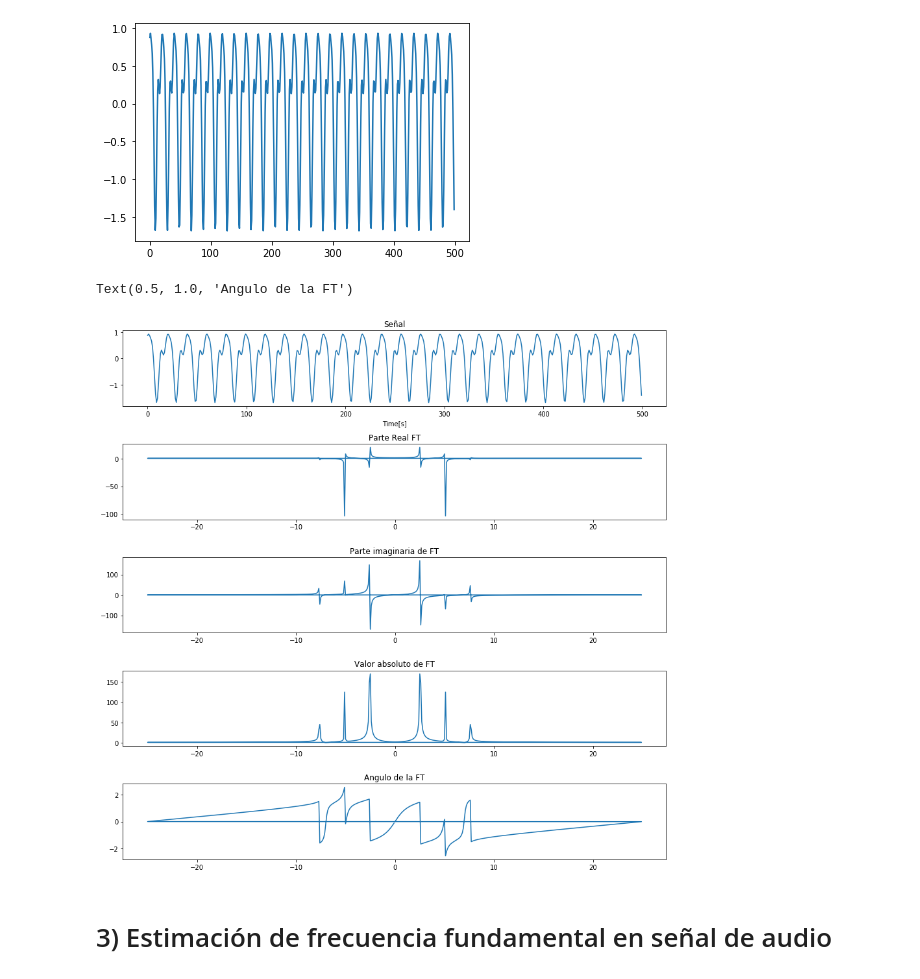
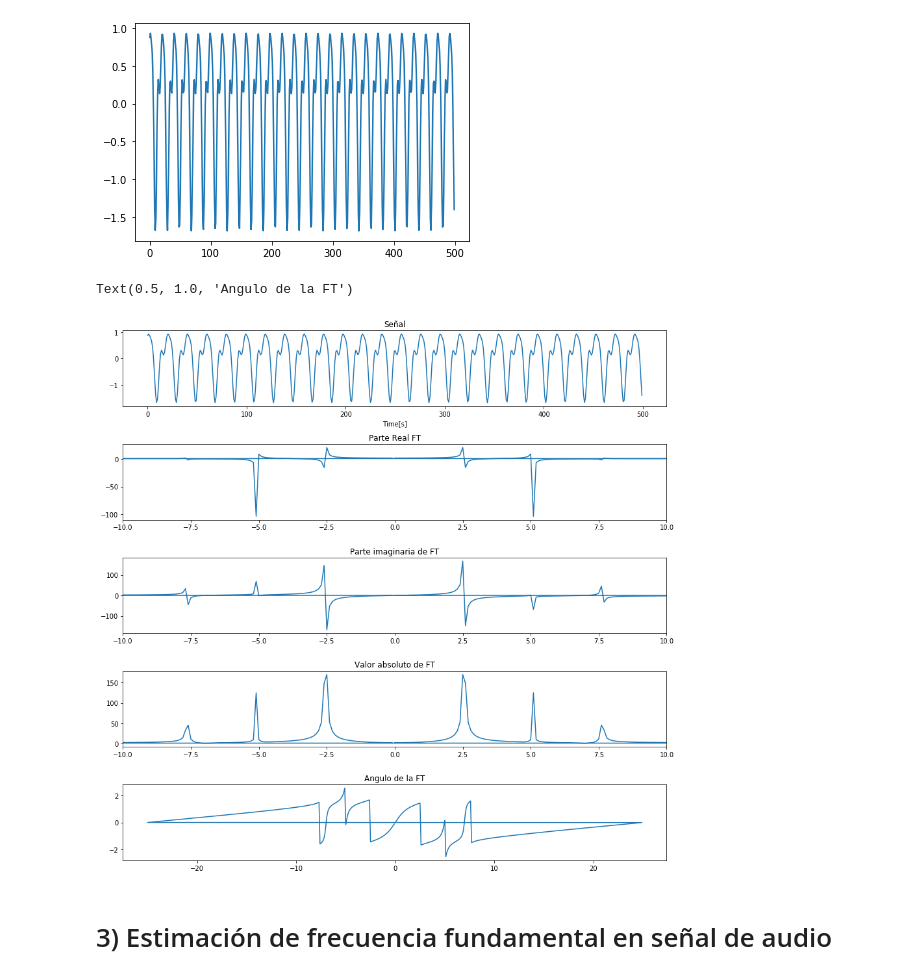
Before and after one commit to enzomarin/actividad1SisLin, a Jupyter notebook: info183_actividad_1.ipynb, the cells around one changed output. Cells and saved outputs as stored; diff of their text form; code cells hidden in the pictures.

```diff
--- a/info183_actividad_1.ipynb
+++ b/info183_actividad_1.ipynb
@@ -185,34 +185,43 @@ _, axes = plt.subplots(5,1)
 plt.subplots_adjust(hspace= 0.5)
 axes[0].figure.set_size_inches(15,15)
 axes[0].plot(x)
 axes[0].set_title("Señal")
 axes[0].set_xlabel('Time[s]')
 
 
 value = np.real(fftpack.fft(x));
 #print(value);
 freq = fftpack.fftfreq(n=len(t));
 #print(freq);
 #axes[1].plot(fftpack.fftfreq(n=len(t)), fftpack.fft(x));
 ##axes[1].plot(fftpack.fftfreq(n=len(t)), np.real(fftpack.fft(x)), linewidth=2.5);
 
 fourier = fftpack.fft(señal)
 #n = señal.size
 n = len(t)
 timestep = 1./50
 freq = np.fft.fftfreq(n, d=timestep)
 
 axes[1].plot(freq,np.real(fourier))
 axes[1].set_title("Parte Real FT")
+axes[1].set_xlim([-10, 10])
+
+
 axes[2].plot(freq, np.imag(fourier))
 axes[2].set_title("Parte imaginaria de FT")
+axes[2].set_xlim([-10, 10])
+
+
 axes[3].plot(freq, np.abs(fourier))
 axes[3].set_title("Valor absoluto de FT")
+axes[3].set_xlim([-10, 10])
+
+
 axes[4].plot(freq, np.angle(fourier))
 axes[4].set_title("Angulo de la FT")
 # %% [output]
 Text(0.5, 1.0, 'Angulo de la FT')
-[figure, old version]
+[figure, new version]
 # %% [markdown]
 # 3) Estimación de frecuencia fundamental en señal de audio
 # %% [markdown]
```
Also changed, not shown: parts of 2 cells of this notebook, 1 other file.
